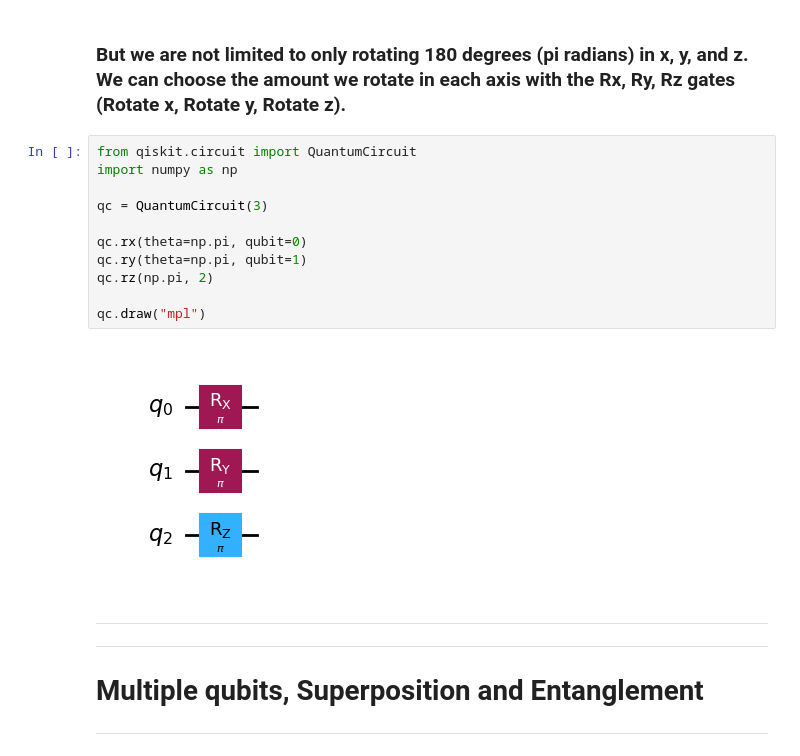
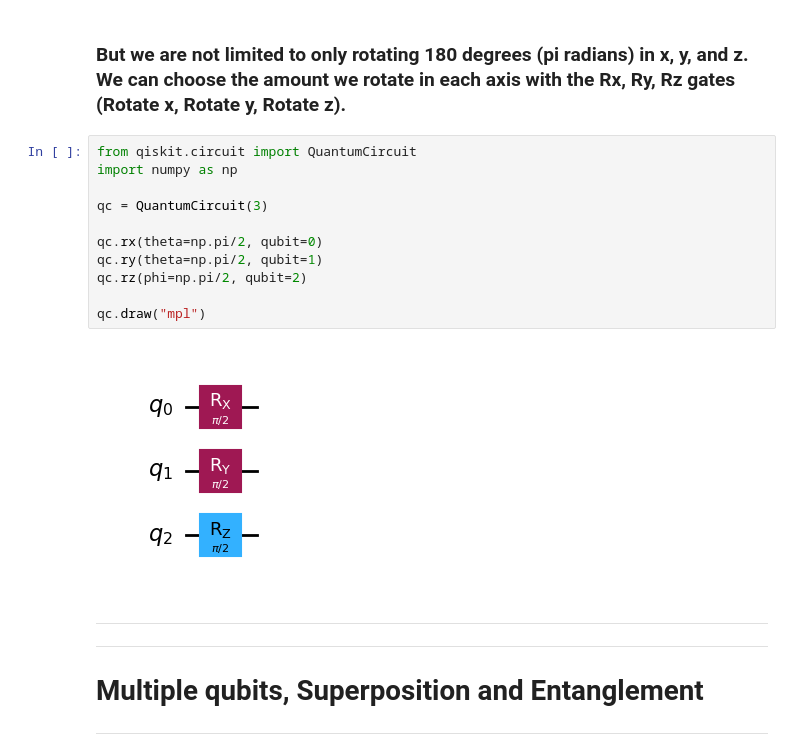
Before and after one commit to JoeyRogers-svg/Qiskit-fundamentals, a Jupyter notebook: week_3/2-multiple-qubits.ipynb, the cells around one changed output. Cells and saved outputs as stored; diff of their text form.

```diff
--- a/week_3/2-multiple-qubits.ipynb
+++ b/week_3/2-multiple-qubits.ipynb
@@ -64,16 +64,16 @@ q: ┤ P(π) ├
 # %%
 from qiskit.circuit import QuantumCircuit
 import numpy as np
 
 qc = QuantumCircuit(3)
 
-qc.rx(theta=np.pi, qubit=0)
-qc.ry(theta=np.pi, qubit=1)
-qc.rz(np.pi, 2)
+qc.rx(theta=np.pi/2, qubit=0)
+qc.ry(theta=np.pi/2, qubit=1)
+qc.rz(phi=np.pi/2, qubit=2)
 
 qc.draw("mpl")
 # %% [output]
-[figure, old version]
+[figure, new version]
 # %% [markdown]
 ---
 ---
```
Also changed, not shown: parts of 8 cells of this notebook, 3 other files.
